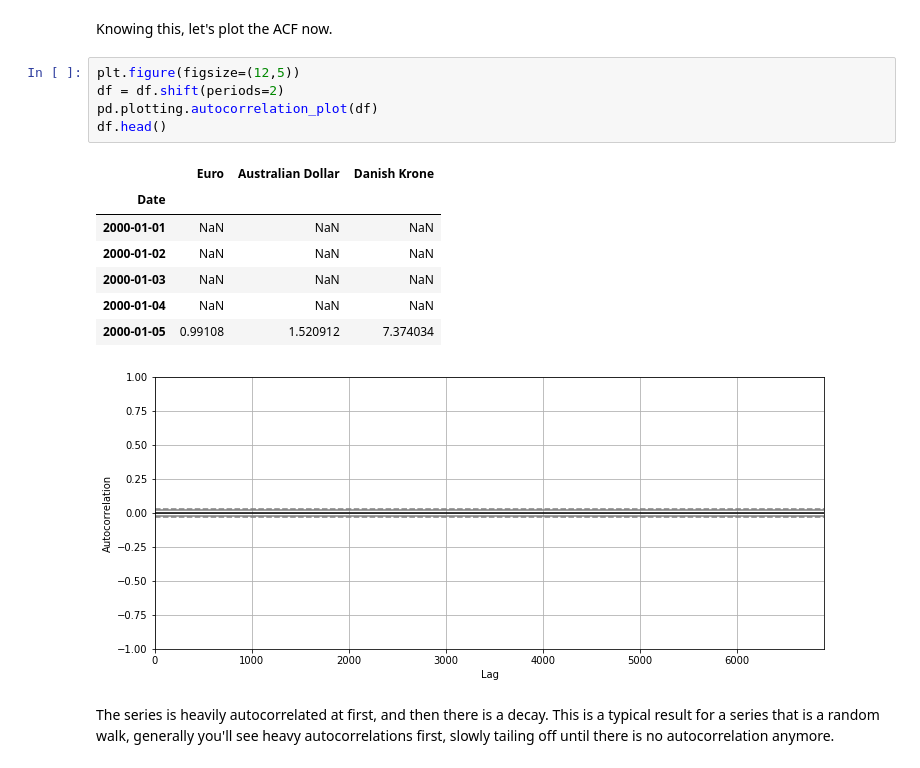
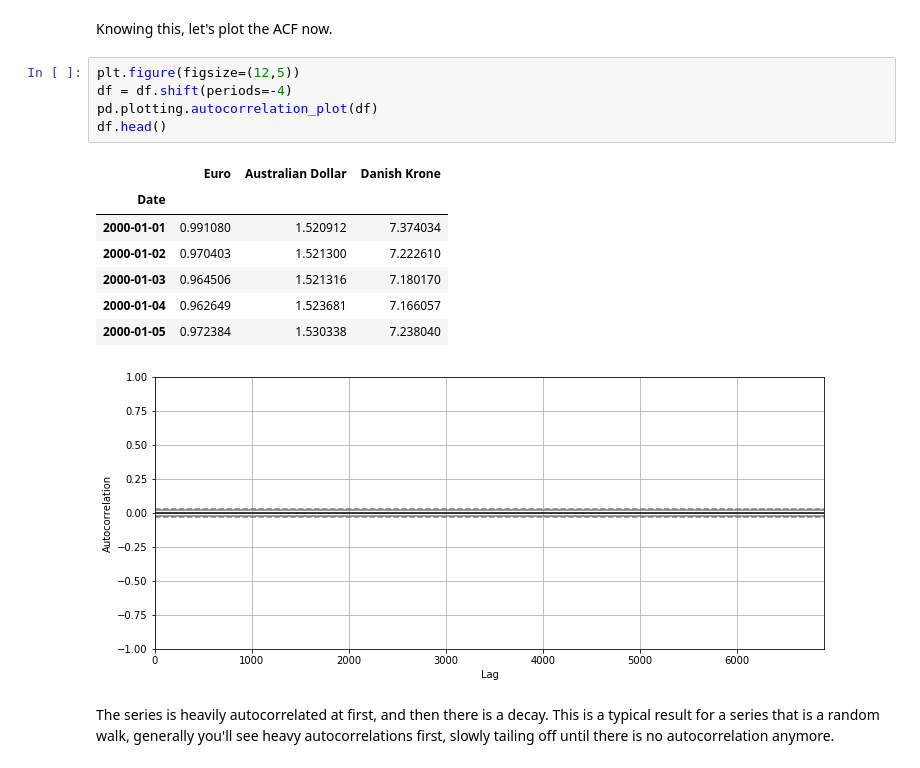
Before and after one commit to nic464/dsc-enterprise-hsbc-autocorrelation-in-time-series-lab-hsbc-ds-081319, a Jupyter notebook: index.ipynb, the cells around one changed output. Saved outputs shown, nothing was run; the diff lists cells and outputs as text.

```diff
--- a/index.ipynb
+++ b/index.ipynb
@@ -113,17 +113,17 @@ df_lag5.plot(kind='line', figsize=(10,12))
 Knowing this, let's plot the ACF now.
 # %%
 plt.figure(figsize=(12,5))
-df = df.shift(periods=2)
+df = df.shift(periods=-4)
 pd.plotting.autocorrelation_plot(df)
 df.head()
 # %% [output]
 |  | Euro | Australian Dollar | Danish Krone |
 | Date |  |  |  |
-| 2000-01-01 | NaN | NaN | NaN |
-| 2000-01-02 | NaN | NaN | NaN |
-| 2000-01-03 | NaN | NaN | NaN |
-| 2000-01-04 | NaN | NaN | NaN |
-| 2000-01-05 | 0.99108 | 1.520912 | 7.374034 |
+| 2000-01-01 | 0.991080 | 1.520912 | 7.374034 |
+| 2000-01-02 | 0.970403 | 1.521300 | 7.222610 |
+| 2000-01-03 | 0.964506 | 1.521316 | 7.180170 |
+| 2000-01-04 | 0.962649 | 1.523681 | 7.166057 |
+| 2000-01-05 | 0.972384 | 1.530338 | 7.238040 |
 [figure]
 # %% [markdown]
 The series is heavily autocorrelated at first, and then there is a decay. This is a typical result for a series that is a random walk, generally you'll see heavy autocorrelations first, slowly tailing off until there is no autocorrelation anymore.
```
